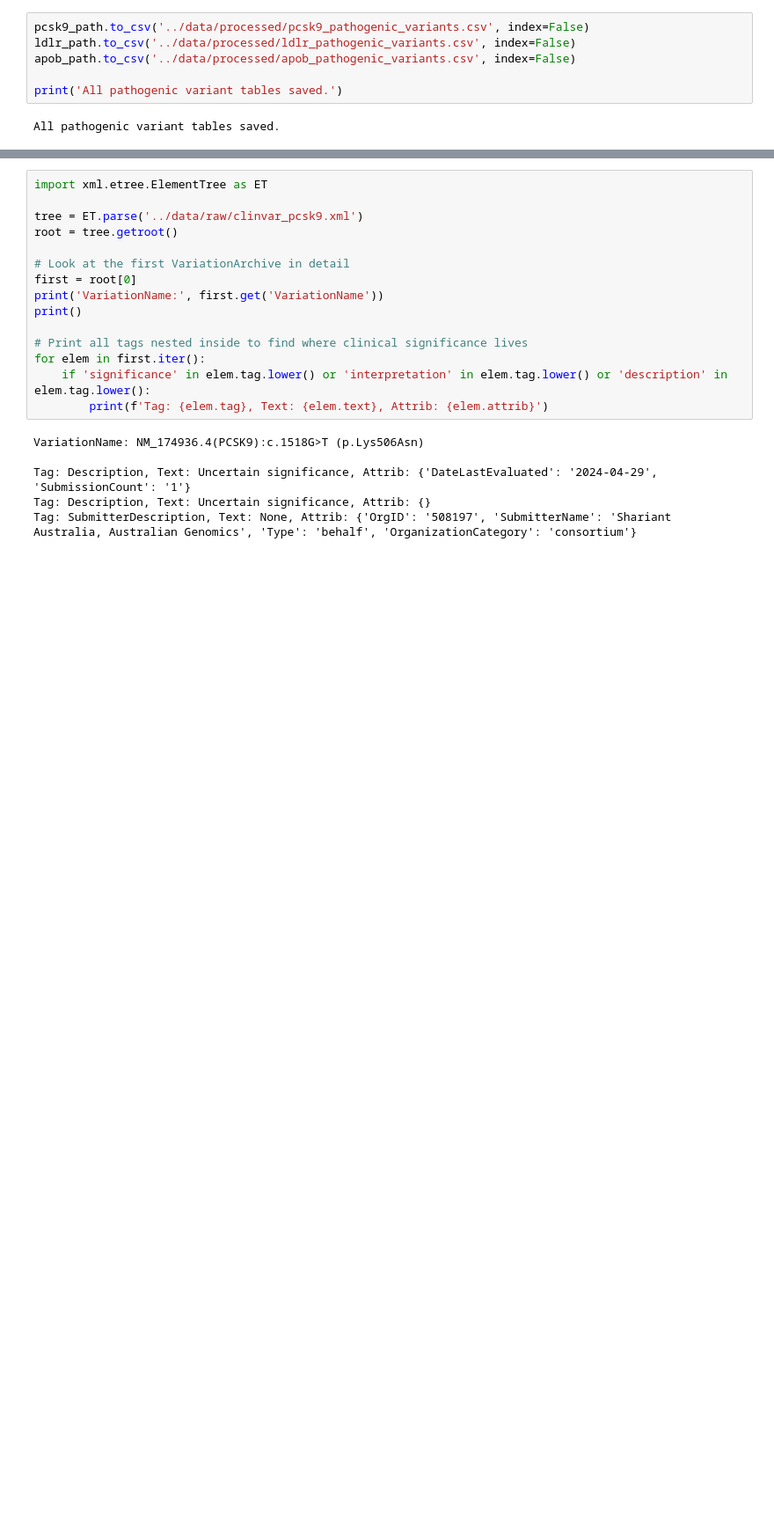
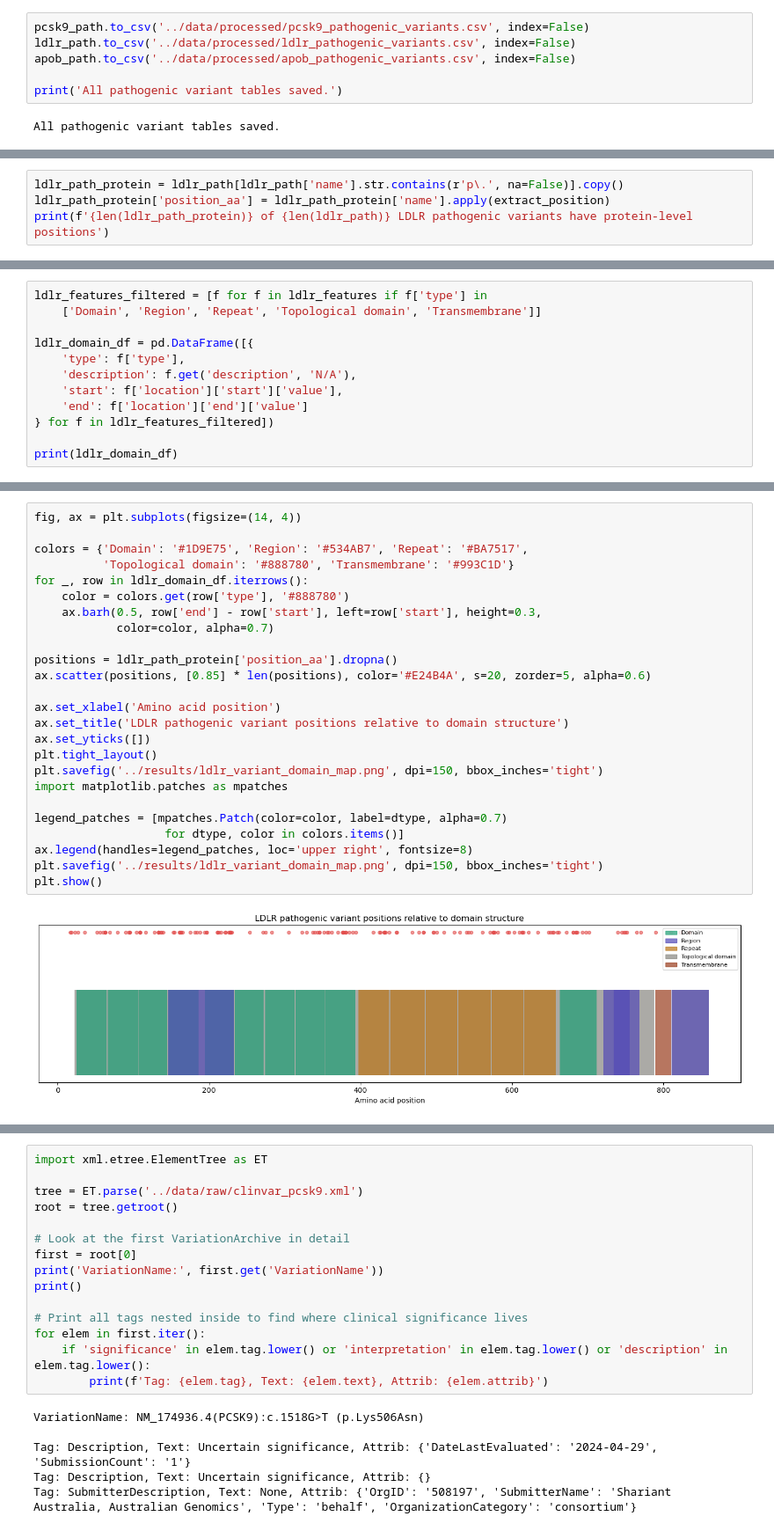
Before and after one commit to diyamahesh07/pcsk9-fh-diagnostic, a Jupyter notebook: notebooks/02_variant_analysis.ipynb, the cells around one changed output, grey strips where cells are left out. Shown at 88% size. Saved outputs shown, nothing was run; the diff lists cells and outputs as text; blank space fills up the shorter version.

Commit message:
Phase 2: variant mapping, MSA, domain visualization, bioassay analysis

```diff
--- a/notebooks/02_variant_analysis.ipynb
+++ b/notebooks/02_variant_analysis.ipynb
@@ -142,0 +191,4 @@ plt.show()
+# %%
+ldlr_path_protein = ldlr_path[ldlr_path['name'].str.contains(r'p\.', na=False)].copy()
+ldlr_path_protein['position_aa'] = ldlr_path_protein['name'].apply(extract_position)
+print(f'{len(ldlr_path_protein)} of {len(ldlr_path)} LDLR pathogenic variants have protein-level positions')
@@ -142,0 +197,12 @@ plt.show()
+# %%
+ldlr_features_filtered = [f for f in ldlr_features if f['type'] in
+    ['Domain', 'Region', 'Repeat', 'Topological domain', 'Transmembrane']]
+
+ldlr_domain_df = pd.DataFrame([{
+    'type': f['type'],
+    'description': f.get('description', 'N/A'),
+    'start': f['location']['start']['value'],
+    'end': f['location']['end']['value']
+} for f in ldlr_features_filtered])
+
+print(ldlr_domain_df)
@@ -142,0 +227,27 @@ plt.show()
+# %%
+fig, ax = plt.subplots(figsize=(14, 4))
+
+colors = {'Domain': '#1D9E75', 'Region': '#534AB7', 'Repeat': '#BA7517',
+          'Topological domain': '#888780', 'Transmembrane': '#993C1D'}
+for _, row in ldlr_domain_df.iterrows():
+    color = colors.get(row['type'], '#888780')
+    ax.barh(0.5, row['end'] - row['start'], left=row['start'], height=0.3,
+            color=color, alpha=0.7)
+
+positions = ldlr_path_protein['position_aa'].dropna()
+ax.scatter(positions, [0.85] * len(positions), color='#E24B4A', s=20, zorder=5, alpha=0.6)
+
+ax.set_xlabel('Amino acid position')
+ax.set_title('LDLR pathogenic variant positions relative to domain structure')
+ax.set_yticks([])
+plt.tight_layout()
+plt.savefig('../results/ldlr_variant_domain_map.png', dpi=150, bbox_inches='tight')
+import matplotlib.patches as mpatches
+
+legend_patches = [mpatches.Patch(color=color, label=dtype, alpha=0.7)
+                   for dtype, color in colors.items()]
+ax.legend(handles=legend_patches, loc='upper right', fontsize=8)
+plt.savefig('../results/ldlr_variant_domain_map.png', dpi=150, bbox_inches='tight')
+plt.show()
+# %% [output]
+[figure, added]
```
Also changed, not shown: parts of 11 cells of this notebook, 9 other files.
